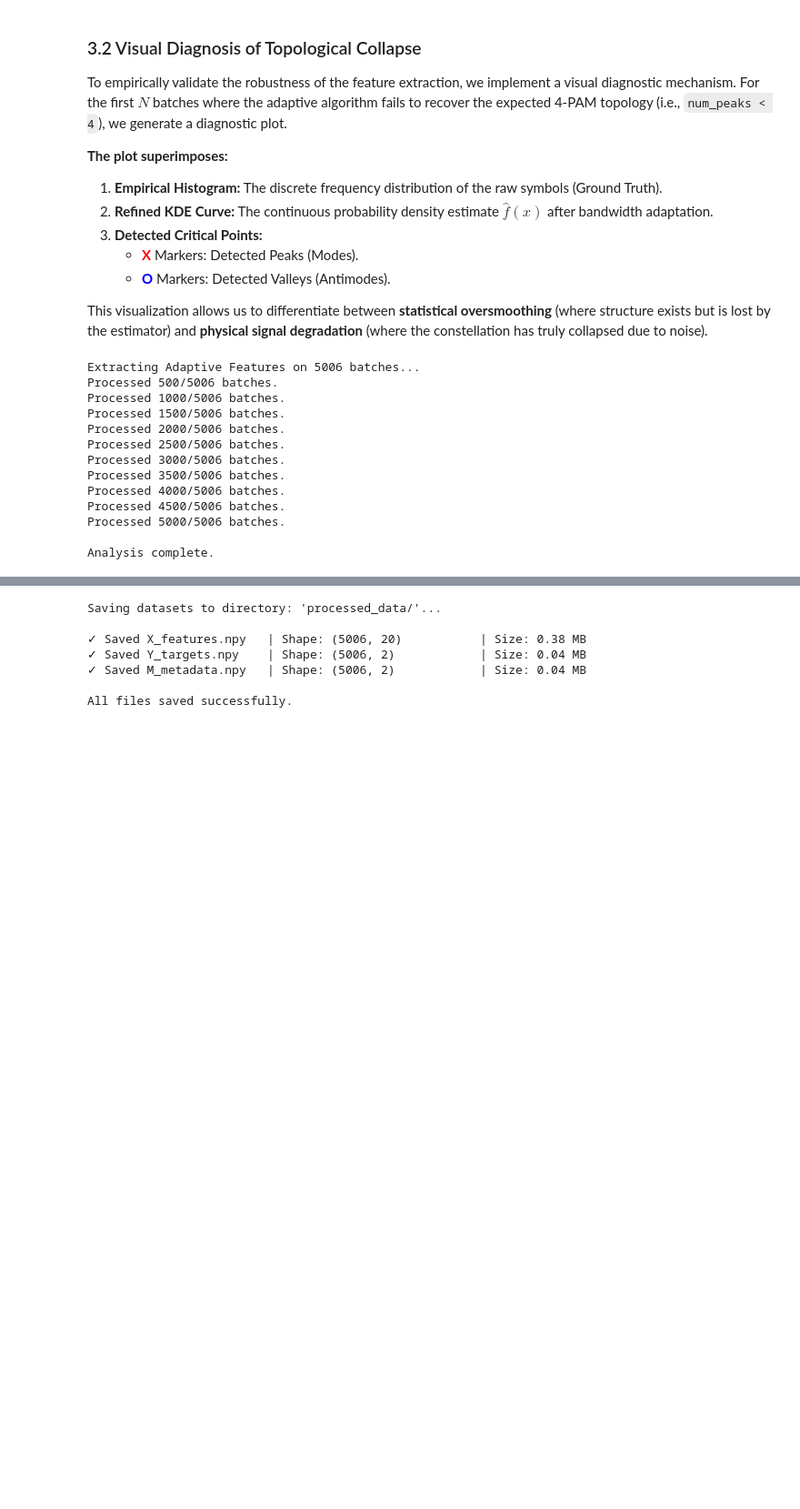
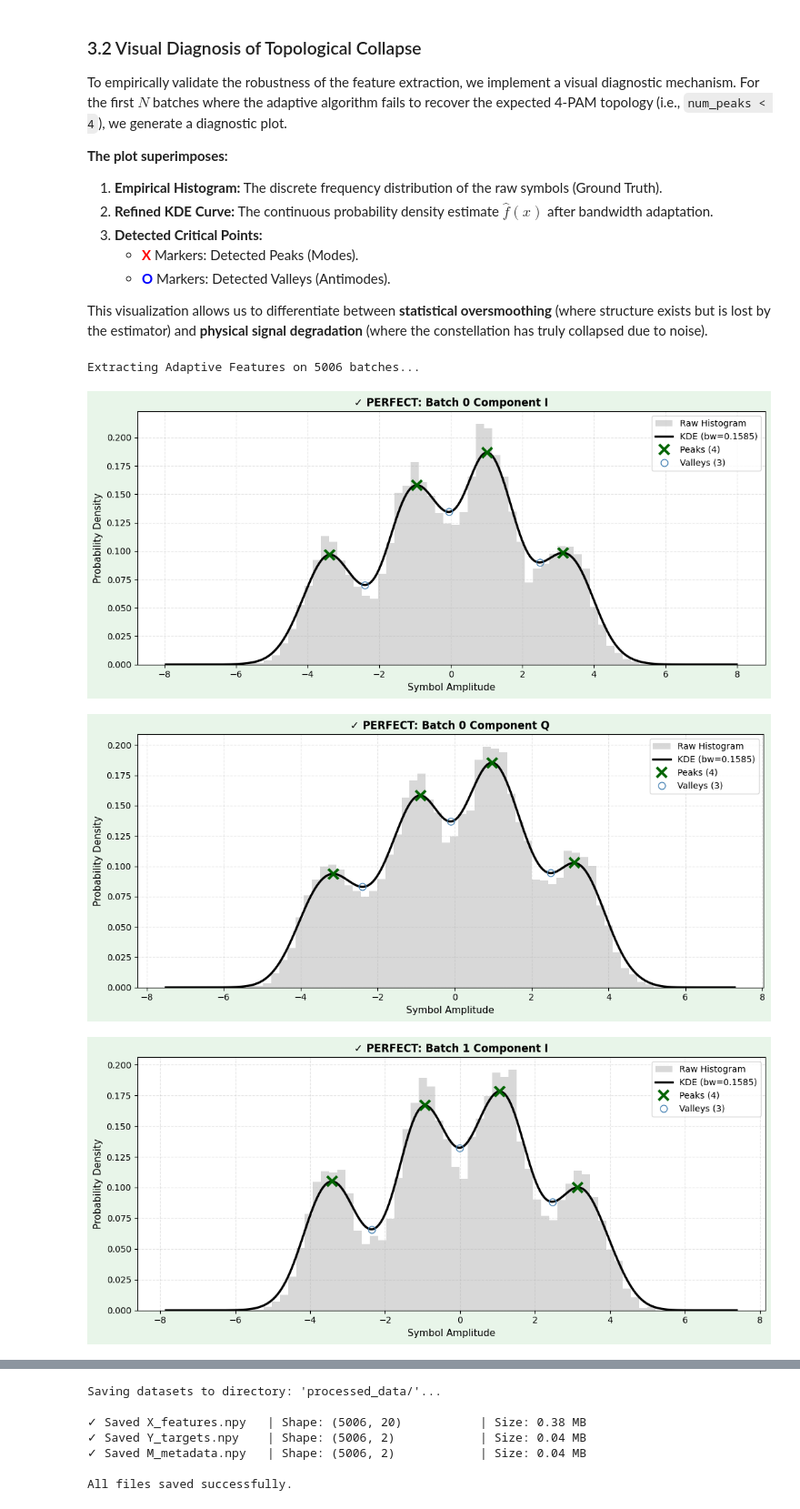
Before and after one commit to Semillero-SOFA/osnr-and-spectral-overlapping-estimation-mtgp-3x32gbaud, a Jupyter notebook: 01_ProbabilisticFeatures.ipynb, the cells around one changed output, grey strips where cells are left out. Shown at 91% size. Drawn from its saved outputs; the diff is of its cells as text; code cells hidden in the pictures; blank space fills up the shorter version.

Commit message:
feat (features): updated to plot features where kde is perfect, refined or a total failure

```diff
--- a/01_ProbabilisticFeatures.ipynb
+++ b/01_ProbabilisticFeatures.ipynb
@@ -318,58 +402,70 @@ def get_adaptive_features(data, batch_idx, comp_name, n_peaks_target=4, n_valley
 # %%
 N_PEAKS = 4
 N_VALLEYS = N_PEAKS - 1
 N_FEATS_SINGLE = 1 + N_PEAKS + N_VALLEYS
 TOTAL_FEATS = N_FEATS_SINGLE * 2
 processed_features = np.zeros((len(X_symbols), TOTAL_FEATS), dtype=np.float32)
 
-# Plotting control
-MAX_DEBUG_PLOTS = 5
-plots_generated = 0
+# Tracking statistics for visualization
+N_PLOTS_PER_CATEGORY = 3
+perfect_cases = []      # (batch_idx, component)
+refined_cases = []      # (batch_idx, component, attempts)
+failure_cases = []      # (batch_idx, component)
 
 print(f"Extracting Adaptive Features on {len(X_symbols)} batches...")
 for i, iq_batch in enumerate(X_symbols):
     i_data = iq_batch[:, 0]
     q_data = iq_batch[:, 1]
 
-    # Only enable plotting if we're under MAX_DEBUG_PLOTS
-    enable_plot = (plots_generated < MAX_DEBUG_PLOTS)
-
     with warnings.catch_warnings(record=True) as w:
         warnings.simplefilter("always")
 
         # Process I component
-        feats_i, num_peaks_i = get_adaptive_features(i_data, batch_idx=i, comp_name='I', plot_failure=enable_plot)
+        feats_i, num_peaks_i, attempts_i = get_adaptive_features(
+            i_data, batch_idx=i, comp_name='I',
+            plot_success=(len(perfect_cases) < N_PLOTS_PER_CATEGORY),
+            plot_refined=(len(refined_cases) < N_PLOTS_PER_CATEGORY),
+            plot_failure=(len(failure_cases) < N_PLOTS_PER_CATEGORY)
+        )
 
-        # Verify number of peaks
-        if num_peaks_i < 4 and enable_plot:
-            plots_generated += 1
-            print(f"--> Diagnostic plot generated for Batch {i} (I-Component). Total plots: {plots_generated}/{MAX_DEBUG_PLOTS}")
-            enable_plot = (plots_generated < MAX_DEBUG_PLOTS)
+        # Track outcome for I component
+        if num_peaks_i == N_PEAKS:
+            if attempts_i == 0:
+                perfect_cases.append((i, 'I'))
+            else:
+                refined_cases.append((i, 'I', attempts_i))
+        else:
+            failure_cases.append((i, 'I'))
 
         # Process Q component
-        feats_q, num_peaks_q = get_adaptive_features(q_data, batch_idx=i, comp_name='Q', plot_failure=enable_plot)
+        feats_q, num_peaks_q, attempts_q = get_adaptive_features(
+            q_data, batch_idx=i, comp_name='Q',
+            plot_success=(len(perfect_cases) < N_PLOTS_PER_CATEGORY),
+            plot_refined=(len(refined_cases) < N_PLOTS_PER_CATEGORY),
+            plot_failure=(len(failure_cases) < N_PLOTS_PER_CATEGORY)
+        )
 
-        if num_peaks_q < 4 and enable_plot:
-            plots_generated += 1
-            print(f"--> Diagnostic plot generated for Batch {i} (Q-Component). Total plots: {plots_generated}/{MAX_DEBUG_PLOTS}")
+        # Track outcome for Q component
+        if num_peaks_q == N_PEAKS:
+            if attempts_q == 0:
+                perfect_cases.append((i, 'Q'))
+            else:
+                refined_cases.append((i, 'Q', attempts_q))
+        else:
+            failure_cases.append((i, 'Q'))
 
     processed_features[i, :] = np.concatenate([feats_i, feats_q])
 
     if (i + 1) % 500 == 0:
         print(f"Processed {i + 1}/{len(X_symbols)} batches.")
 
 print("\nAnalysis complete.")
+print(f"\n=== Feature Extraction Summary ===")
+print(f"✓ Perfect (1st try):   {len(perfect_cases)} cases visualized (plots)")
+print(f"⚙️ Refined (adaptive):  {len(refined_cases)} cases visualized (plots)")
+print(f"❌ Failures (collapsed): {len(failure_cases)} cases visualized (plots)")
 # %% [output]
 Extracting Adaptive Features on 5006 batches...
-Processed 500/5006 batches.
-Processed 1000/5006 batches.
-Processed 1500/5006 batches.
-Processed 2000/5006 batches.
-Processed 2500/5006 batches.
-Processed 3000/5006 batches.
-Processed 3500/5006 batches.
-Processed 4000/5006 batches.
-Processed 4500/5006 batches.
-Processed 5000/5006 batches.
-
-Analysis complete.
+[figure, added]
+[figure, added]
+[figure, added]
```
Also changed, not shown: parts of 6 cells of this notebook, 1 other file.
